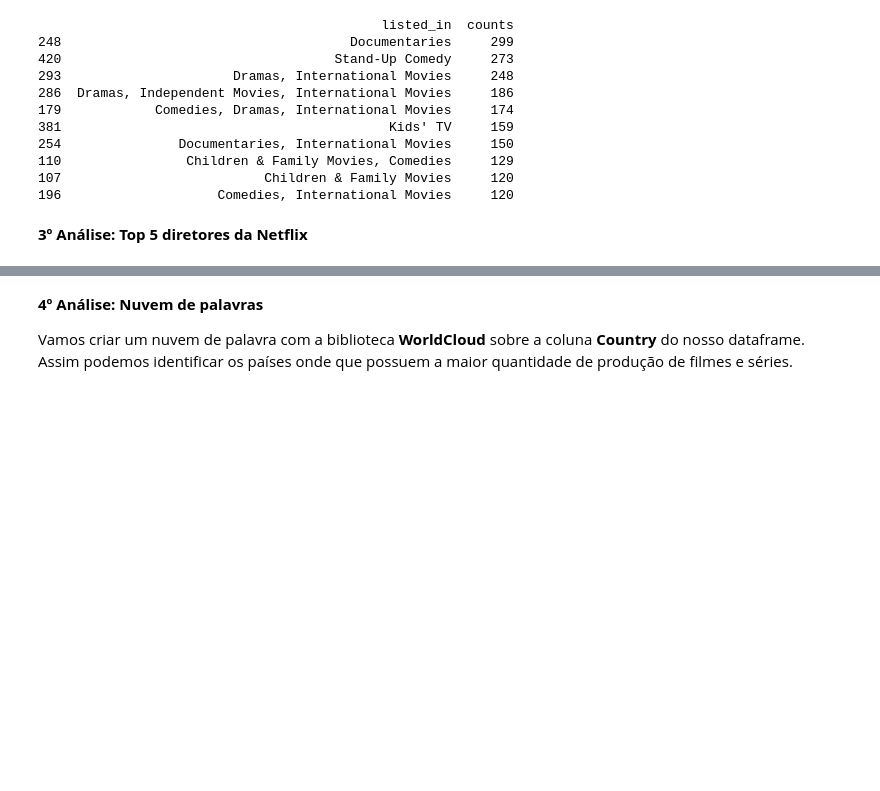
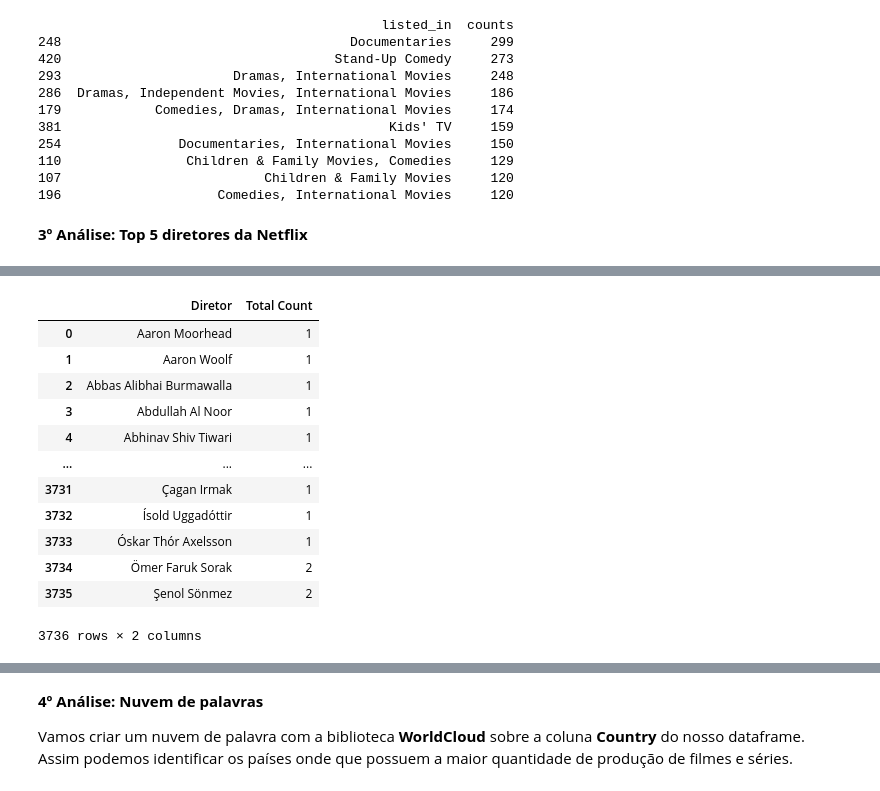
Before and after one commit to Hugox96/Netfliz_Python, a Jupyter notebook: Netflix.ipynb, the cells around one changed output, grey strips where cells are left out. Saved outputs shown, nothing was run; the diff lists cells and outputs as text; code cells hidden in the pictures; blank space fills up the shorter version.

```diff
--- a/Netflix.ipynb
+++ b/Netflix.ipynb
@@ -360,0 +359,5 @@ Name: director, dtype: object
+# %%
+# O str.split(',', expand=True) divide os nomes dos diretores em colunas separadas, criando novas colunas no DataFrame.
+# O stack() organiza esses dados em uma mesma coluna
+lista_diretores = netflix['director'].str.split(',', expand=True).stack()
+print(lista_diretores)
@@ -360,0 +377,4 @@ Name: director, dtype: object
+# %%
+# O método to_frame() é usado para converter uma Série em um DataFrame no pandas.
+lista_diretores = pd.DataFrame(lista_diretores)
+print(lista_diretores)
@@ -360,0 +396,3 @@ Name: director, dtype: object
+# %%
+lista_diretores.columns = ['Diretor']
+print(lista_diretores)
@@ -360,0 +414,17 @@ Name: director, dtype: object
+# %%
+diretores = lista_diretores.groupby(["Diretor"]).size().reset_index(name="Total Count")
+diretores
+# %% [output]
+|  | Diretor | Total Count |
+| 0 | Aaron Moorhead | 1 |
+| 1 | Aaron Woolf | 1 |
+| 2 | Abbas Alibhai Burmawalla | 1 |
+| 3 | Abdullah Al Noor | 1 |
+| 4 | Abhinav Shiv Tiwari | 1 |
+| ... | ... | ... |
+| 3731 | Çagan Irmak | 1 |
+| 3732 | Ísold Uggadóttir | 1 |
+| 3733 | Óskar Thór Axelsson | 1 |
+| 3734 | Ömer Faruk Sorak | 2 |
+| 3735 | Şenol Sönmez | 2 |
+3736 rows × 2 columns
```
Also changed, not shown: parts of 9 cells of this notebook.
